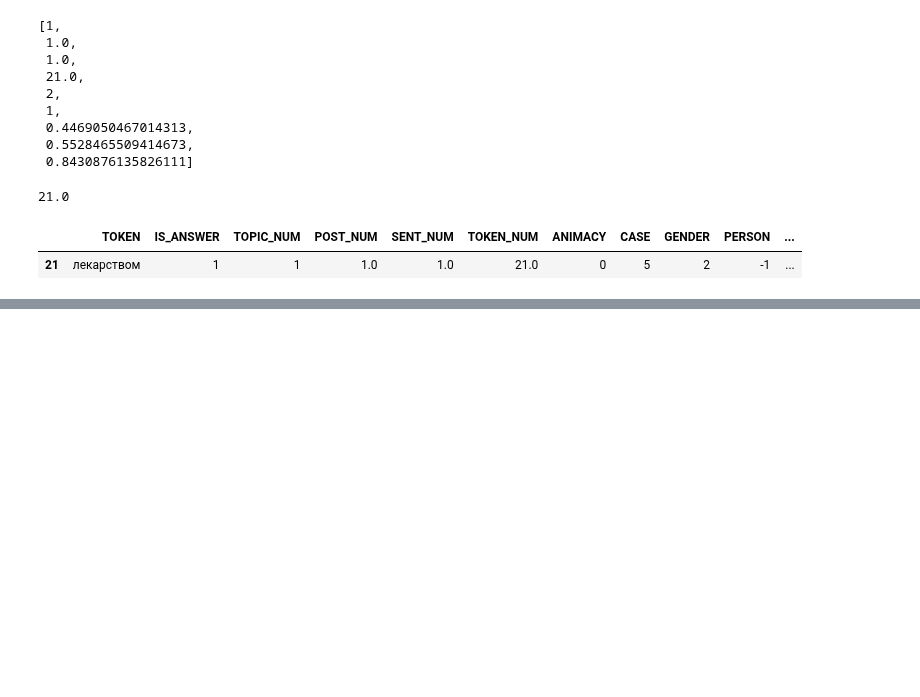
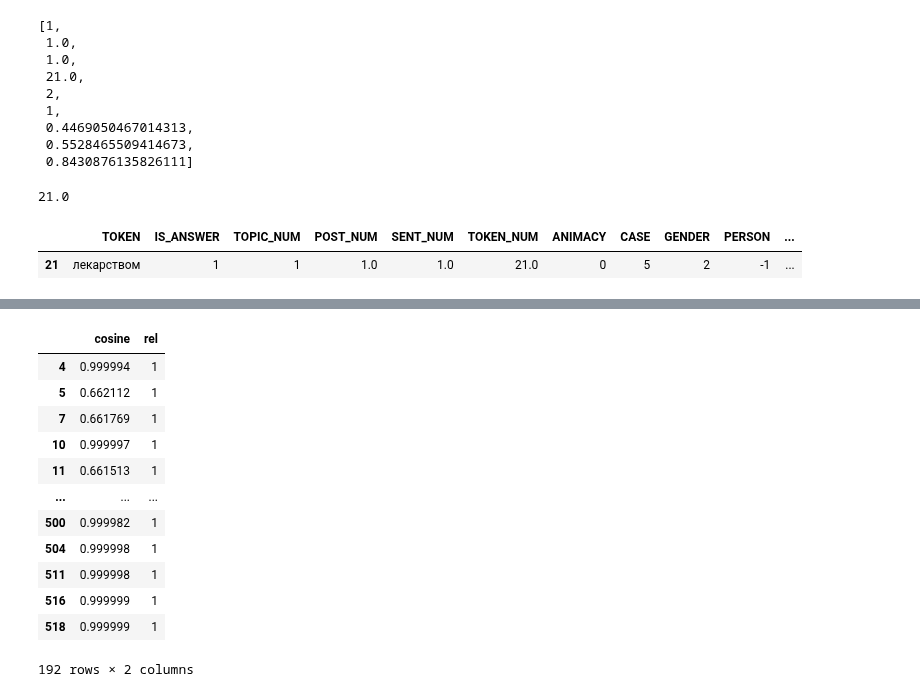
Before and after one commit to DmitryKutsev/cross-document_coreference, a Jupyter notebook: classifiers/rule_ml_pair.ipynb, the cells around one changed output, grey strips where cells are left out. Cells and saved outputs as stored; diff of their text form; code cells hidden in the pictures; blank space fills up the shorter version.

```diff
--- a/classifiers/rule_ml_pair.ipynb
+++ b/classifiers/rule_ml_pair.ipynb
@@ -1201,3 +1194,19 @@ Index: []
+# %%
+pair_df.loc[pair_df.rel != 0]
+# %% [output]
+|  | cosine | rel |
+| 4 | 0.999994 | 1 |
+| 5 | 0.662112 | 1 |
+| 7 | 0.661769 | 1 |
+| 10 | 0.999997 | 1 |
+| 11 | 0.661513 | 1 |
+| ... | ... | ... |
+| 500 | 0.999982 | 1 |
+| 504 | 0.999998 | 1 |
+| 511 | 0.999998 | 1 |
+| 516 | 0.999999 | 1 |
+| 518 | 0.999999 | 1 |
+192 rows × 2 columns
 # %%
 train, test = train_test_split(pair_df, test_size=0.2)
 train = train.reset_index()
```
Also changed, not shown: parts of 11 cells of this notebook.
